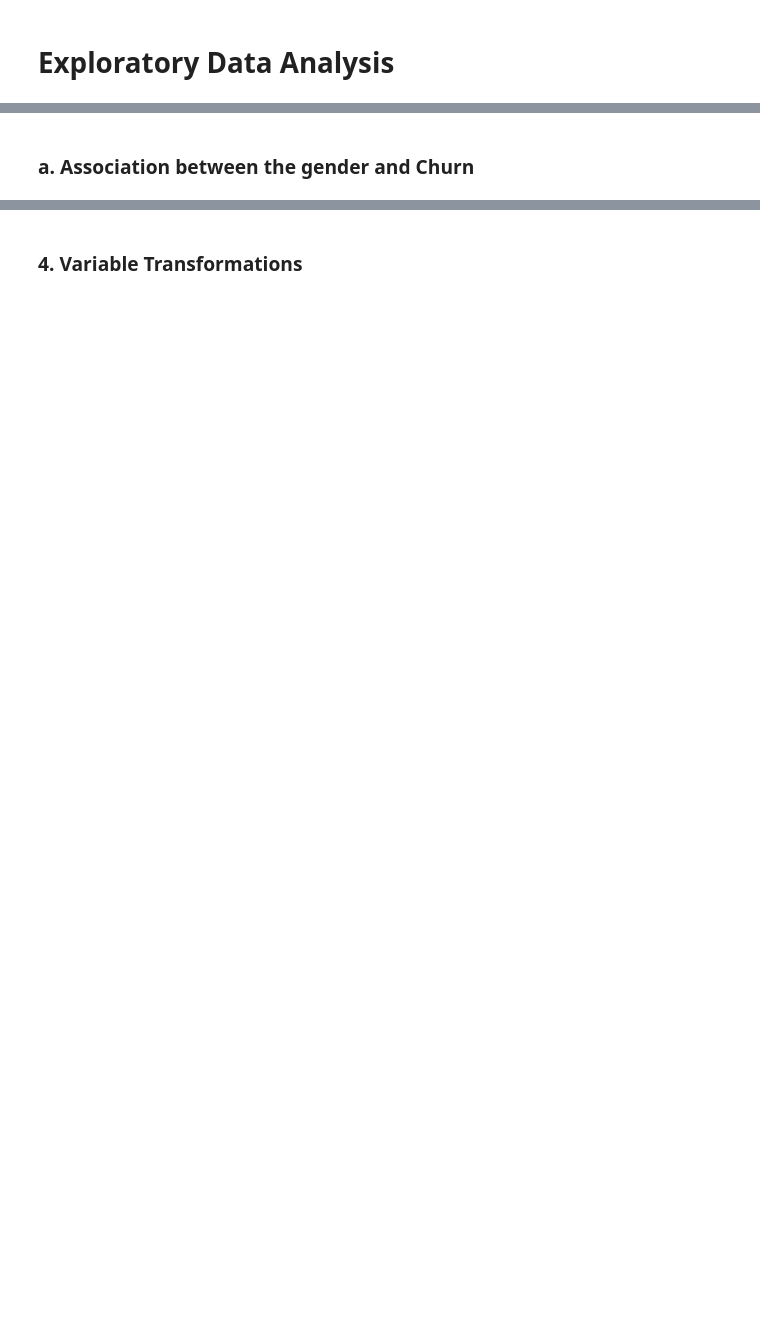
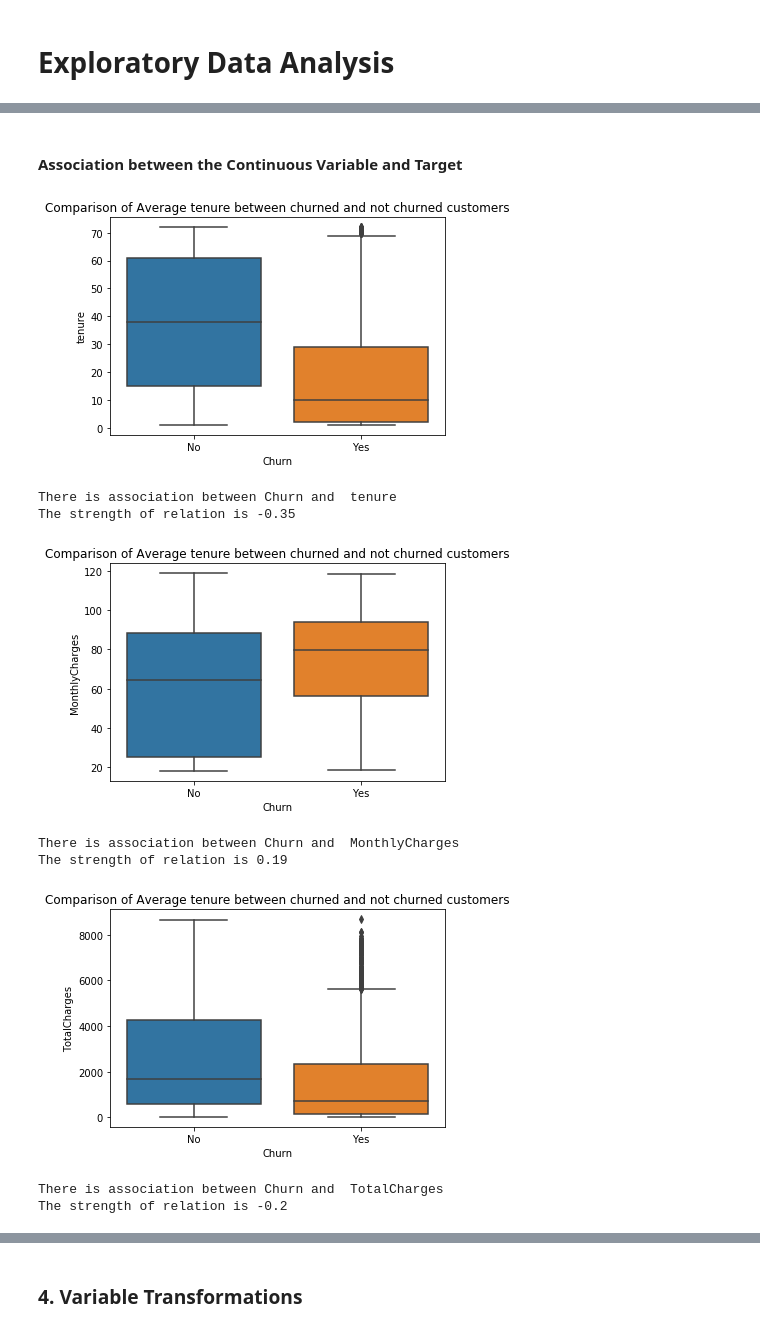
Before and after one commit to HarishPatlolla/Churn-Analysis-using--Logistic-Regression-Decision-Tree-Bagging-Random-Forest-Boosting, a Jupyter notebook: Churn_modelling_github.ipynb, the cells around one changed output, grey strips where cells are left out. Saved outputs shown, nothing was run; the diff lists cells and outputs as text; code cells hidden in the pictures; blank space fills up the shorter version.

```diff
--- a/Churn_modelling_github.ipynb
+++ b/Churn_modelling_github.ipynb
@@ -160,2 +344,17 @@ def categorical_association(df, c1, c2):
 # %% [markdown]
-### a. Association between the gender and Churn
+####  Association between the Continuous Variable and Target
+# %%
+#Checkicg for the association for continous variables
+continous_association(churn_data,'Churn','tenure')
+continous_association(churn_data,'Churn','MonthlyCharges')
+continous_association(churn_data,'Churn','TotalCharges')
+# %% [output]
+[figure, added]
+There is association between Churn and  tenure
+The strength of relation is -0.35
+[figure, added]
+There is association between Churn and  MonthlyCharges
+The strength of relation is 0.19
+[figure, added]
+There is association between Churn and  TotalCharges
+The strength of relation is -0.2
```
Also changed, not shown: parts of 105 cells of this notebook.
